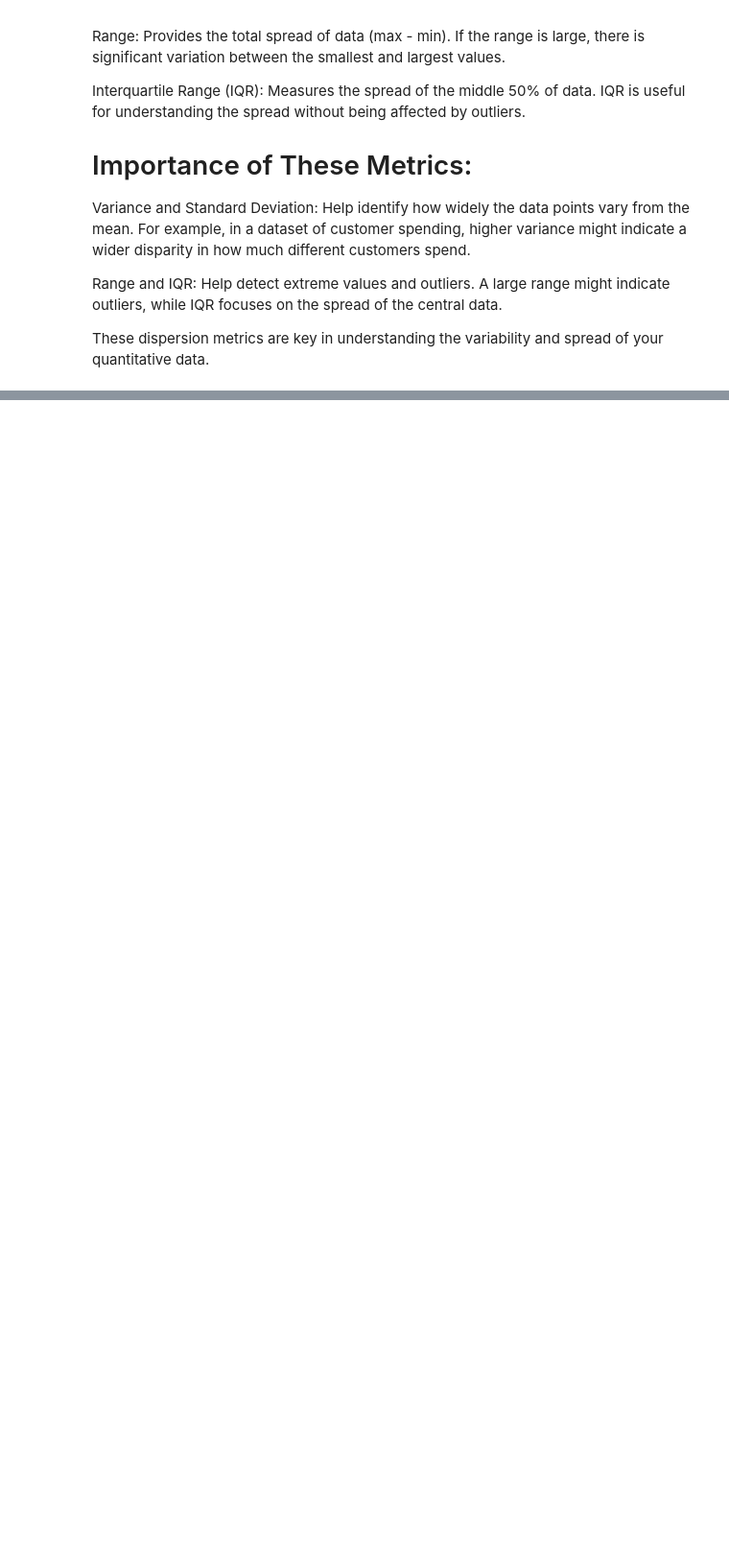
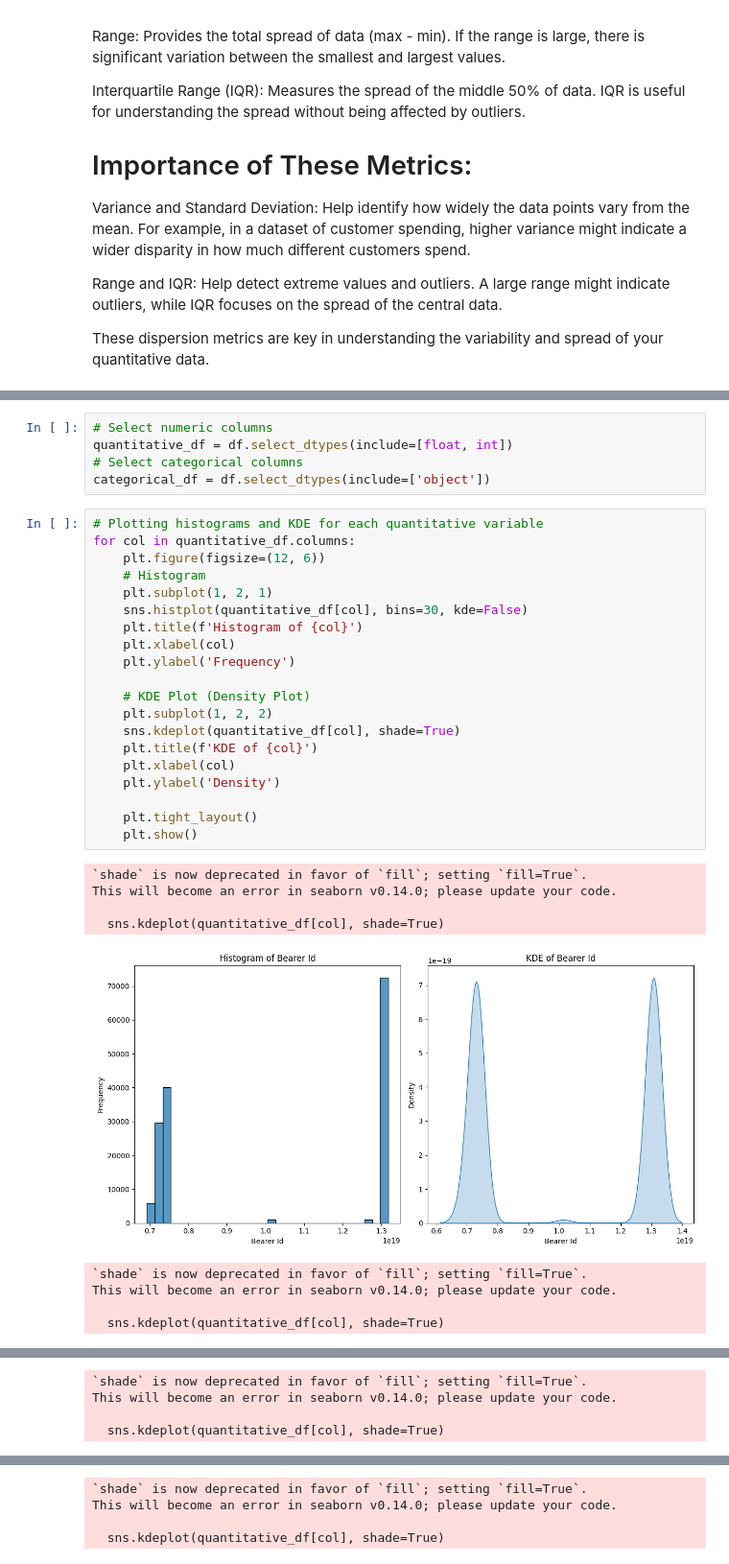
Before and after one commit to Akeab-tame/Week-02-Challenge, a Jupyter notebook: notebooks/overview_analysis.ipynb, the cells around one changed output, grey strips where cells are left out. Shown at 96% size. Drawn from its saved outputs; the diff is of its cells as text; blank space fills up the shorter version.

```diff
--- a/notebooks/overview_analysis.ipynb
+++ b/notebooks/overview_analysis.ipynb
@@ -507,0 +516,35 @@ These dispersion metrics are key in understanding the variability and spread of
+# %%
+# Select numeric columns
+quantitative_df = df.select_dtypes(include=[float, int])
+# Select categorical columns
+categorical_df = df.select_dtypes(include=['object'])
+# %%
+# Plotting histograms and KDE for each quantitative variable
+for col in quantitative_df.columns:
+    plt.figure(figsize=(12, 6))
+    # Histogram
+    plt.subplot(1, 2, 1)
+    sns.histplot(quantitative_df[col], bins=30, kde=False)
+    plt.title(f'Histogram of {col}')
+    plt.xlabel(col)
+    plt.ylabel('Frequency')
+
+    # KDE Plot (Density Plot)
+    plt.subplot(1, 2, 2)
+    sns.kdeplot(quantitative_df[col], shade=True)
+    plt.title(f'KDE of {col}')
+    plt.xlabel(col)
+    plt.ylabel('Density')
+
+    plt.tight_layout()
+    plt.show()
+# %% [output]
+`shade` is now deprecated in favor of `fill`; setting `fill=True`.
+This will become an error in seaborn v0.14.0; please update your code.
+
+  sns.kdeplot(quantitative_df[col], shade=True)
+[figure, added]
+`shade` is now deprecated in favor of `fill`; setting `fill=True`.
+This will become an error in seaborn v0.14.0; please update your code.
+
+  sns.kdeplot(quantitative_df[col], shade=True)
@@ -507,0 +552,4 @@ These dispersion metrics are key in understanding the variability and spread of
+`shade` is now deprecated in favor of `fill`; setting `fill=True`.
+This will become an error in seaborn v0.14.0; please update your code.
+
+  sns.kdeplot(quantitative_df[col], shade=True)
@@ -507,0 +557,4 @@ These dispersion metrics are key in understanding the variability and spread of
+`shade` is now deprecated in favor of `fill`; setting `fill=True`.
+This will become an error in seaborn v0.14.0; please update your code.
+
+  sns.kdeplot(quantitative_df[col], shade=True)
```
Also changed, not shown: parts of 21 cells of this notebook.
